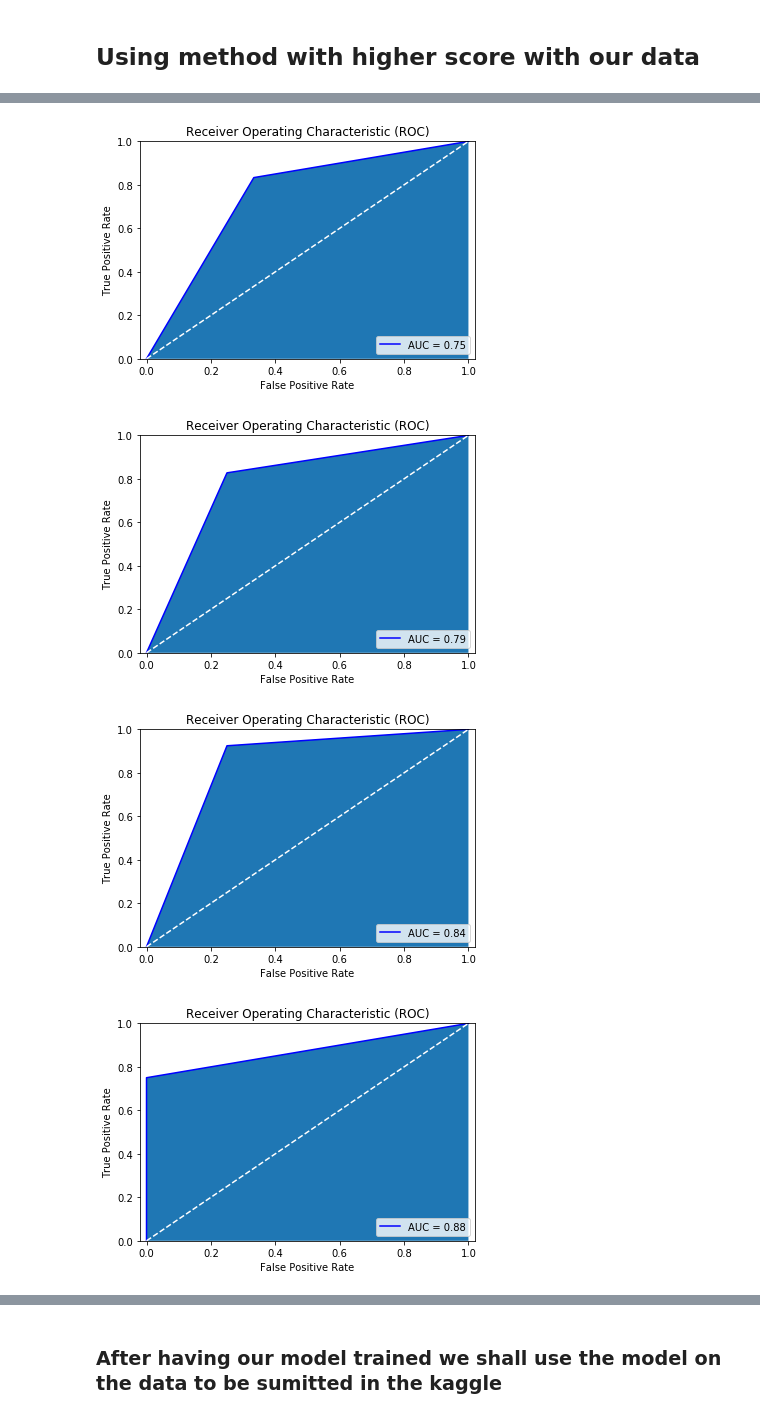
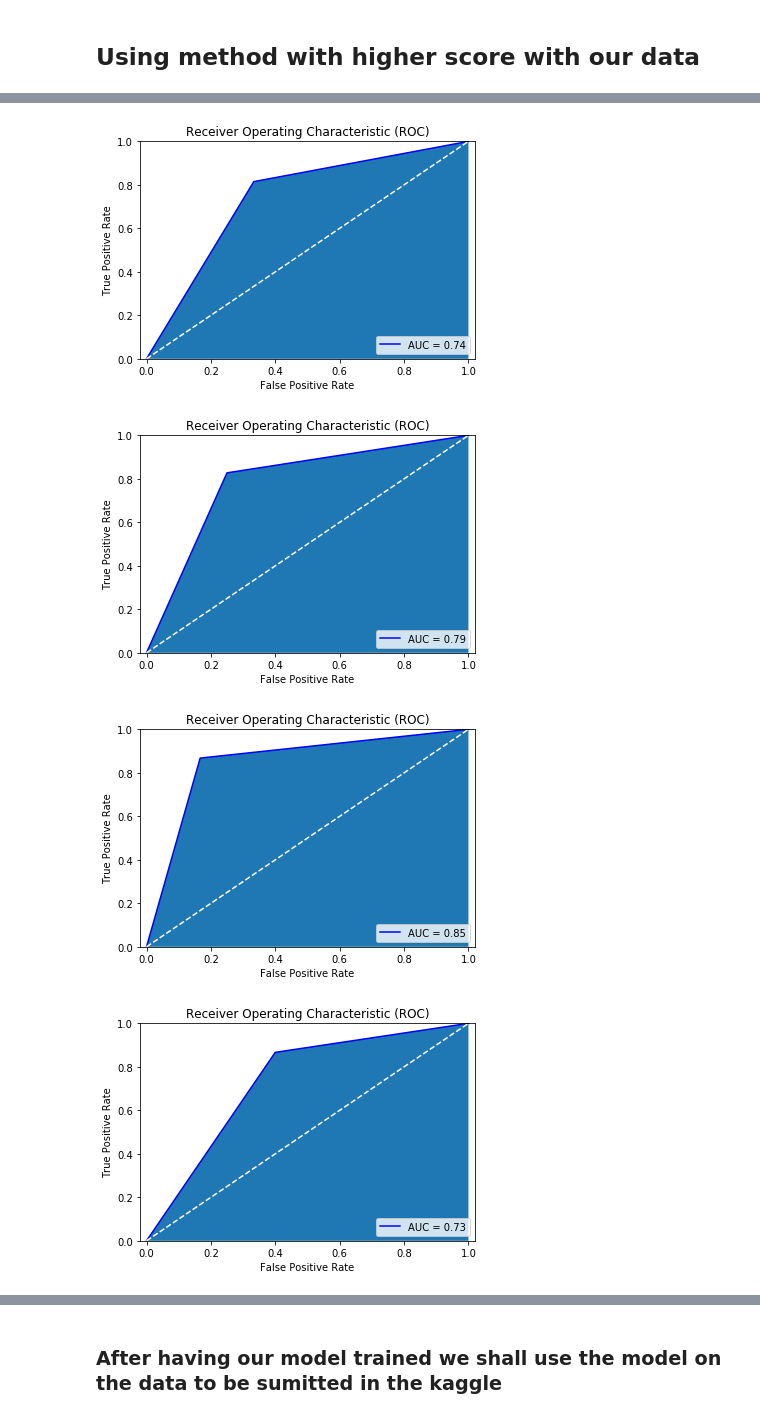
Before and after one commit to EdgarACarneiro/feup-ecac, a Jupyter notebook: project-competition/prediction.ipynb, the cells around one changed output, grey strips where cells are left out. Saved outputs shown, nothing was run; the diff lists cells and outputs as text; code cells hidden in the pictures.

```diff
--- a/project-competition/prediction.ipynb
+++ b/project-competition/prediction.ipynb
@@ -481,9 +481,9 @@ cv = KFold(n_splits=K_FOLD_NUM_SPLITS, random_state=SEED, shuffle=False)
 # classifier = DecisionTreeClassifier(criterion='entropy', min_samples_leaf=2, min_samples_split=10, splitter='best')
 # classifier = GradientBoostingClassifier(criterion='friedman_mse', learning_rate=0.7, loss='deviance',
 #                                         min_samples_leaf=2, min_samples_split=2, n_estimators=8, random_state=SEED)
-classifier = RandomForestClassifier(bootstrap=False, class_weight='balanced_subsample', criterion='entropy',
-                                    max_depth=2, max_features='auto', min_samples_leaf=2,
-                                    min_samples_split=10, n_estimators=10)
+classifier = RandomForestClassifier(bootstrap=False, class_weight='balanced', criterion='entropy',
+                                    max_depth=2, max_features='auto', min_samples_leaf=4,
+                                    min_samples_split=2, n_estimators=8)
 
 
 # Applying Cross validation
@@ -509,7 +509,7 @@ for train_index, test_index in cv.split(X):
-[figure, old version]
+[figure, new version]
 [figure]
-[figure, old version]
+[figure, new version]
-[figure, old version]
+[figure, new version]
 # %%
 # Printing the obtained results
 print('Classification Method used:', classifier, '\n')
```
Also changed, not shown: parts of 8 cells of this notebook, 2 other files.
